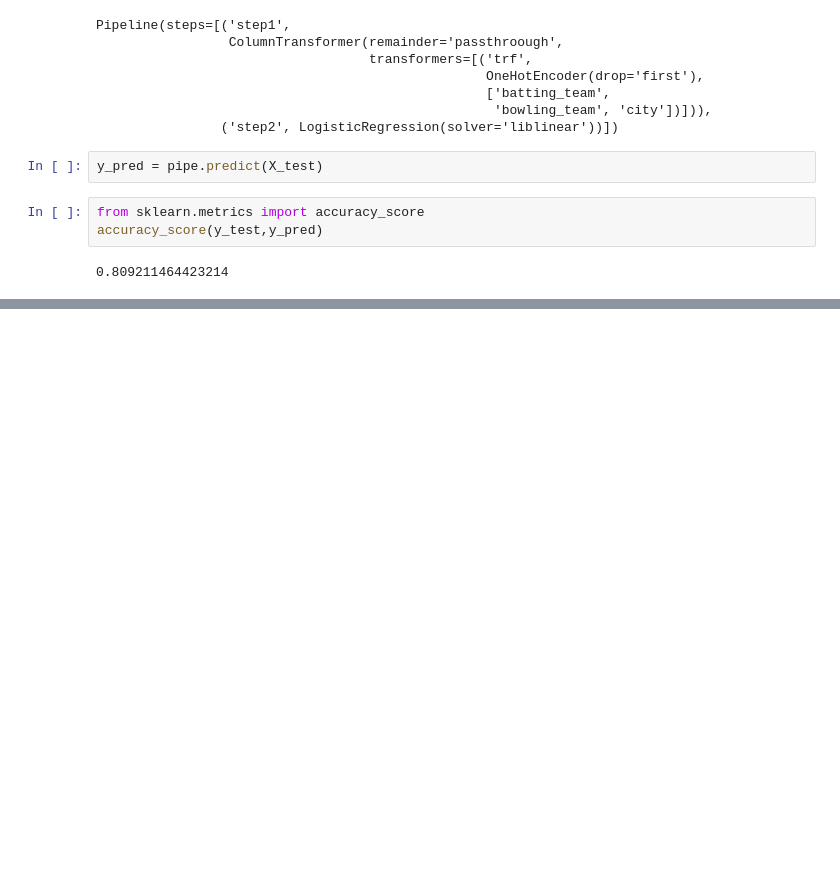
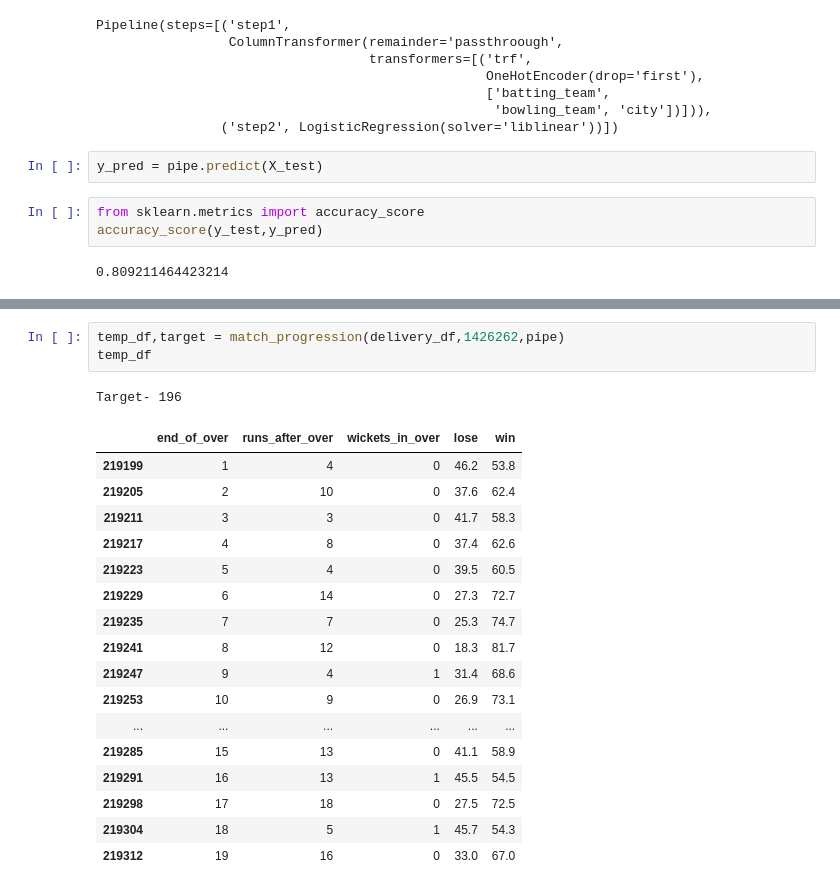
Before and after one commit to BiswajeetPanda6574/IPL-Win-Predictor, a Jupyter notebook: Untitled.ipynb, the cells around one changed output, grey strips where cells are left out. Saved outputs shown, nothing was run; the diff lists cells and outputs as text; blank space fills up the shorter version.

```diff
--- a/Untitled.ipynb
+++ b/Untitled.ipynb
@@ -417,0 +484,22 @@ accuracy_score(y_test,y_pred)
+# %%
+temp_df,target = match_progression(delivery_df,1426262,pipe)
+temp_df
+# %% [output]
+Target- 196
+|  | end_of_over | runs_after_over | wickets_in_over | lose | win |
+| 219199 | 1 | 4 | 0 | 46.2 | 53.8 |
+| 219205 | 2 | 10 | 0 | 37.6 | 62.4 |
+| 219211 | 3 | 3 | 0 | 41.7 | 58.3 |
+| 219217 | 4 | 8 | 0 | 37.4 | 62.6 |
+| 219223 | 5 | 4 | 0 | 39.5 | 60.5 |
+| 219229 | 6 | 14 | 0 | 27.3 | 72.7 |
+| 219235 | 7 | 7 | 0 | 25.3 | 74.7 |
+| 219241 | 8 | 12 | 0 | 18.3 | 81.7 |
+| 219247 | 9 | 4 | 1 | 31.4 | 68.6 |
+| 219253 | 10 | 9 | 0 | 26.9 | 73.1 |
+| ... | ... | ... | ... | ... | ... |
+| 219285 | 15 | 13 | 0 | 41.1 | 58.9 |
+| 219291 | 16 | 13 | 1 | 45.5 | 54.5 |
+| 219298 | 17 | 18 | 0 | 27.5 | 72.5 |
+| 219304 | 18 | 5 | 1 | 45.7 | 54.3 |
+| 219312 | 19 | 16 | 0 | 33.0 | 67.0 |
```
Also changed, not shown: parts of 14 cells of this notebook, 1 other file.
